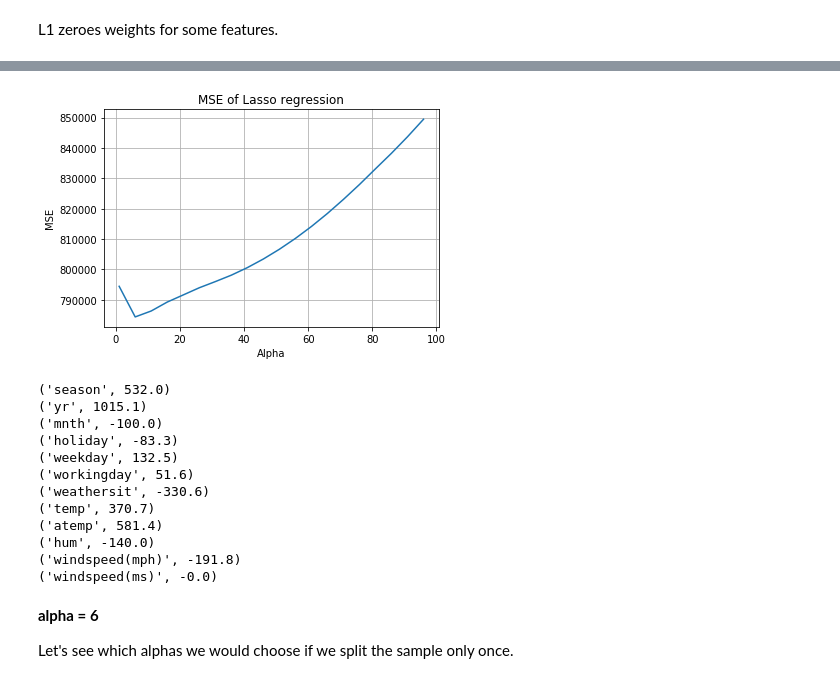
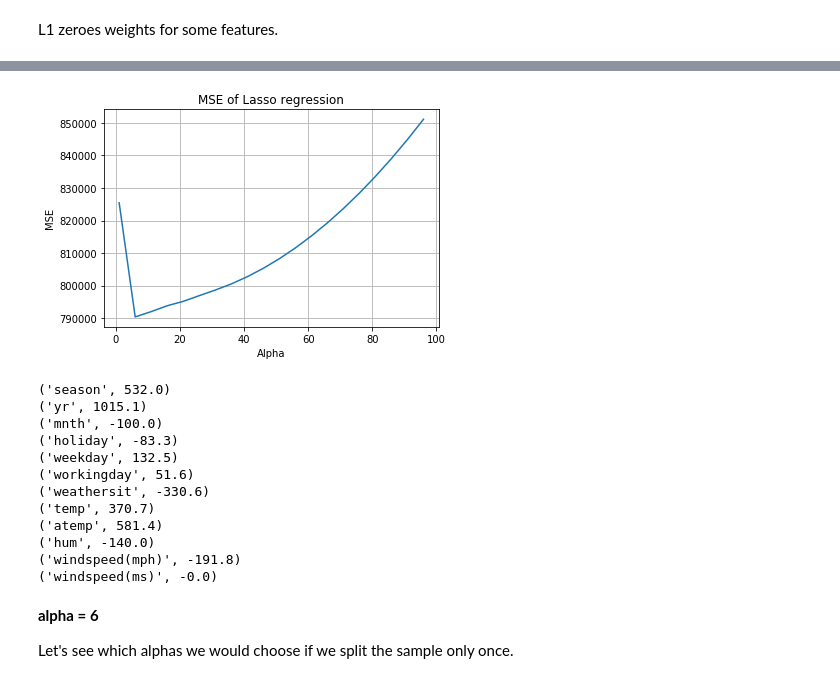
Before and after one commit to avrtt/jupyter-notebooks, a Jupyter notebook: overfitting and regularization/overfitting_and_regularization.ipynb, the cells around one changed output, grey strips where cells are left out. Cells and saved outputs as stored; diff of their text form; code cells hidden in the pictures.

```diff
--- a/overfitting and regularization/overfitting_and_regularization.ipynb
+++ b/overfitting and regularization/overfitting_and_regularization.ipynb
@@ -200,25 +200,25 @@ Text(0.5, 1.0, 'Ridge')
 # %%
 # using cross-validation
 from sklearn.linear_model import LassoCV
 
 # fitting on different alphas
 alphas = np.arange(1, 100, 5)
-cv_l1 = LassoCV(alphas=alphas)
+cv_l1 = LassoCV(alphas=alphas, cv=3)
 cv_l1.fit(X, y)
 
 # plotting
 plt.title('MSE of Lasso regression')
 plt.plot(cv_l1.alphas_, np.mean(cv_l1.mse_path_, axis=1))
 plt.xlabel('Alpha')
 plt.ylabel('MSE')
 plt.grid()
 plt.show()
 
 # printing feature-coefficient pairs
 for i in zip(df_shuffled.columns[:-1], cv_l1.coef_.round(1)):
     print(i)
 # %% [output]
-[figure, old version]
+[figure, new version]
 ('season', 532.0)
 ('yr', 1015.1)
 ('mnth', -100.0)
```
Also changed, not shown: parts of 2 cells of this notebook.
